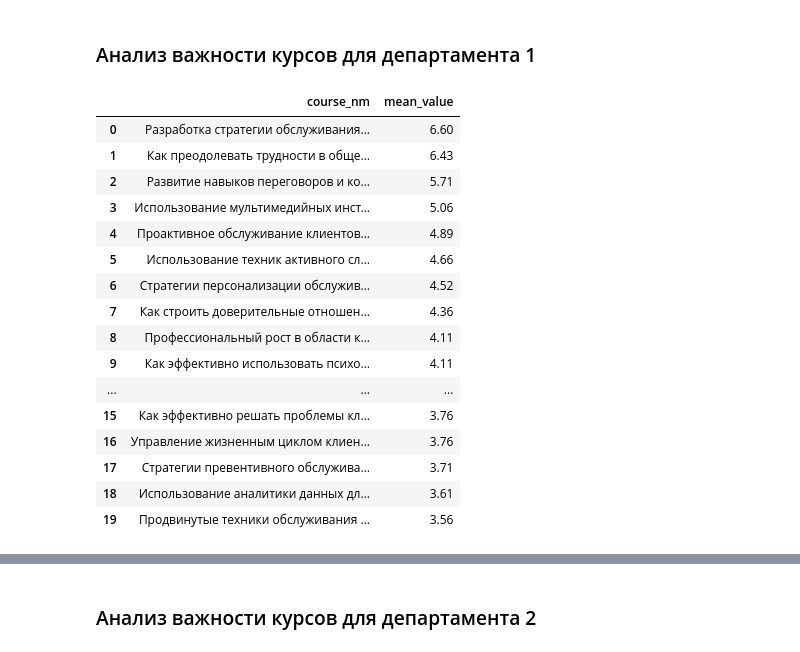
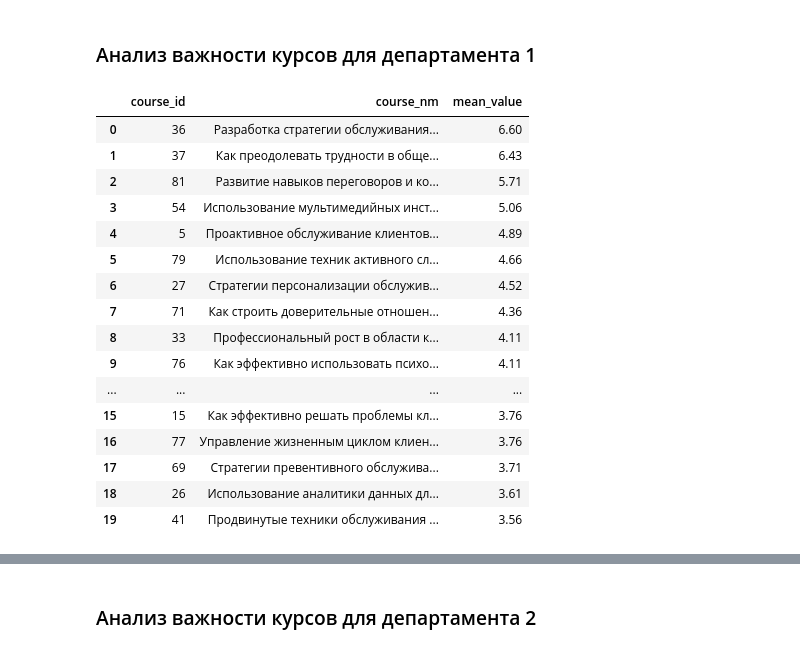
Before and after one commit to Bjorik23/peskipiksi_pesternomi, a Jupyter notebook: mipt_hakaton_2024_tinkoff/analysis/eda_part_2_v3.ipynb, the cells around one changed output, grey strips where cells are left out. Drawn from its saved outputs; the diff is of its cells as text; code cells hidden in the pictures.

```diff
--- a/mipt_hakaton_2024_tinkoff/analysis/eda_part_2_v3.ipynb
+++ b/mipt_hakaton_2024_tinkoff/analysis/eda_part_2_v3.ipynb
@@ -694,3 +694,6 @@ department_id
 1    1731340
 0     666194
 Name: count, dtype: int64
+# %%
+# Удаляем лишние столбцы
+full_data = full_data.drop(columns=['index', 'head_employee_id', 'communication_id'])
@@ -696,0 +702,12 @@ Name: count, dtype: int64
+# %%
+# Список столбцов с префиксом "course_"
+course_columns = [col for col in full_data.columns if col.startswith('course_')]
+
+# Изменение типа данных столбцов на int
+full_data[course_columns] = full_data[course_columns].astype(int)
+
+# Список столбцов для коррекции типа данных на category
+category_columns = ['region', 'edu_degree', 'department_id', 'work_online_flg']
+
+# Коррекция типа данных на category
+full_data[category_columns] = full_data[category_columns].astype('category')
@@ -827,23 +849,23 @@ results_df_department_1['course_id'] = results_df_department_1['course'].str.ext
 merged_results_department_1 = pd.merge(results_df_department_1, courses_info, on='course_id', how='left')
 # %%
 # Показать результаты
-merged_results_department_1 = merged_results_department_1[['course_nm', 'mean_value']]
+merged_results_department_1 = merged_results_department_1[['course_id','course_nm', 'mean_value']]
 merged_results_department_1.head(20)
 # %% [output]
-|  | course_nm | mean_value |
-| 0 | Разработка стратегии обслуживания... | 6.60 |
-| 1 | Как преодолевать трудности в обще... | 6.43 |
-| 2 | Развитие навыков переговоров и ко... | 5.71 |
-| 3 | Использование мультимедийных инст... | 5.06 |
-| 4 | Проактивное обслуживание клиентов... | 4.89 |
-| 5 | Использование техник активного сл... | 4.66 |
-| 6 | Стратегии персонализации обслужив... | 4.52 |
-| 7 | Как строить доверительные отношен... | 4.36 |
-| 8 | Профессиональный рост в области к... | 4.11 |
-| 9 | Как эффективно использовать психо... | 4.11 |
-| ... | ... | ... |
-| 15 | Как эффективно решать проблемы кл... | 3.76 |
-| 16 | Управление жизненным циклом клиен... | 3.76 |
-| 17 | Стратегии превентивного обслужива... | 3.71 |
-| 18 | Использование аналитики данных дл... | 3.61 |
-| 19 | Продвинутые техники обслуживания ... | 3.56 |
+|  | course_id | course_nm | mean_value |
+| 0 | 36 | Разработка стратегии обслуживания... | 6.60 |
+| 1 | 37 | Как преодолевать трудности в обще... | 6.43 |
+| 2 | 81 | Развитие навыков переговоров и ко... | 5.71 |
+| 3 | 54 | Использование мультимедийных инст... | 5.06 |
+| 4 | 5 | Проактивное обслуживание клиентов... | 4.89 |
+| 5 | 79 | Использование техник активного сл... | 4.66 |
+| 6 | 27 | Стратегии персонализации обслужив... | 4.52 |
+| 7 | 71 | Как строить доверительные отношен... | 4.36 |
+| 8 | 33 | Профессиональный рост в области к... | 4.11 |
+| 9 | 76 | Как эффективно использовать психо... | 4.11 |
+| ... | ... | ... | ... |
+| 15 | 15 | Как эффективно решать проблемы кл... | 3.76 |
+| 16 | 77 | Управление жизненным циклом клиен... | 3.76 |
+| 17 | 69 | Стратегии превентивного обслужива... | 3.71 |
+| 18 | 26 | Использование аналитики данных дл... | 3.61 |
+| 19 | 41 | Продвинутые техники обслуживания ... | 3.56 |
```
Also changed, not shown: parts of 11 cells of this notebook, 3 other files.
